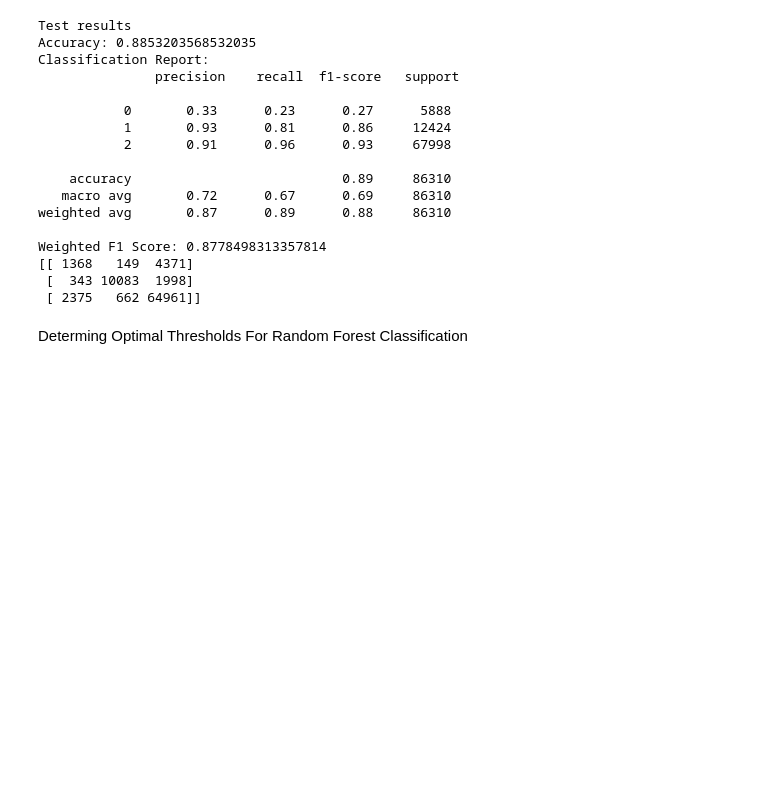
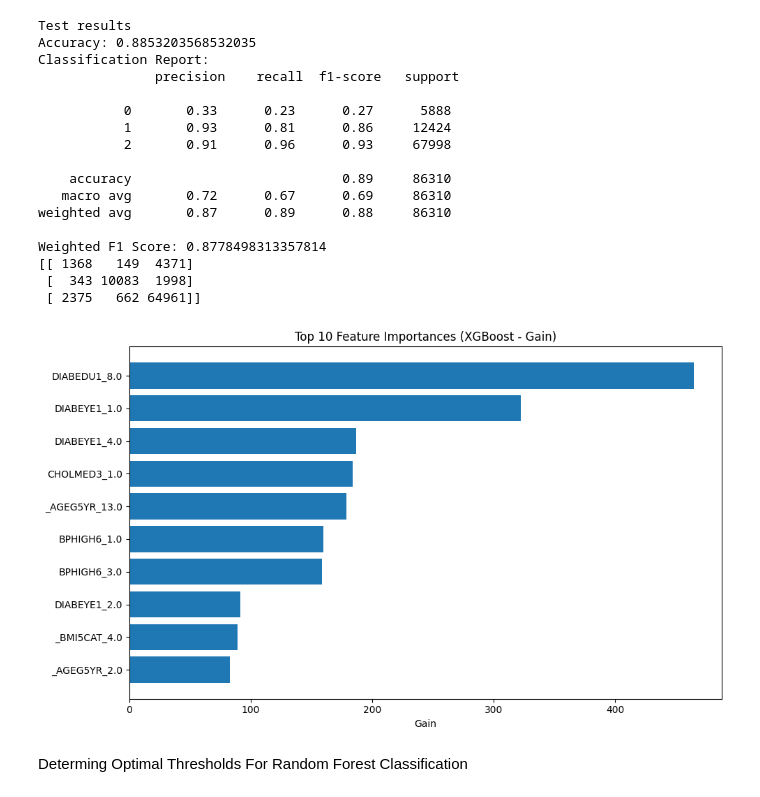
Before and after one commit to stephanieajah/Predicting-Diabetes-and-Potential-Comorbidities-with-Machine-Learning, a Jupyter notebook: main_version_3.ipynb, the cells around one changed output. Saved outputs shown, nothing was run; the diff lists cells and outputs as text; code cells hidden in the pictures; blank space fills up the shorter version.

Commit message:
Add importance of features to main_version_3

```diff
--- a/main_version_3.ipynb
+++ b/main_version_3.ipynb
@@ -1545,6 +1538,30 @@ Weighted F1 Score: 0.8778498313357814
 [[ 1368   149  4371]
  [  343 10083  1998]
  [ 2375   662 64961]]
+# %%
+import pandas as pd
+import matplotlib.pyplot as plt
+
+# Get feature importance based on 'gain' from the XGBoost model
+importance_dict = model_xg_boost.get_booster().get_score(importance_type='gain')
+importance_df = pd.DataFrame({
+    'Feature': list(importance_dict.keys()),
+    'Importance': list(importance_dict.values())
+}).sort_values(by='Importance', ascending=False)
+
+# Select top 10 most important features
+top_n = 10
+top_features = importance_df.head(top_n)
+
+# Plot the top N features as a horizontal bar chart
+plt.figure(figsize=(10, 6))
+plt.barh(top_features['Feature'][::-1], top_features['Importance'][::-1])  # Reverse to show most important on top
+plt.xlabel("Gain")
+plt.title(f"Top {top_n} Feature Importances (XGBoost - Gain)")
+plt.tight_layout()
+plt.show()
+# %% [output]
+[figure, added]
 # %% [markdown]
 Determing Optimal Thresholds For Random Forest Classification
 # %%
```
Also changed, not shown: parts of 20 cells of this notebook.
